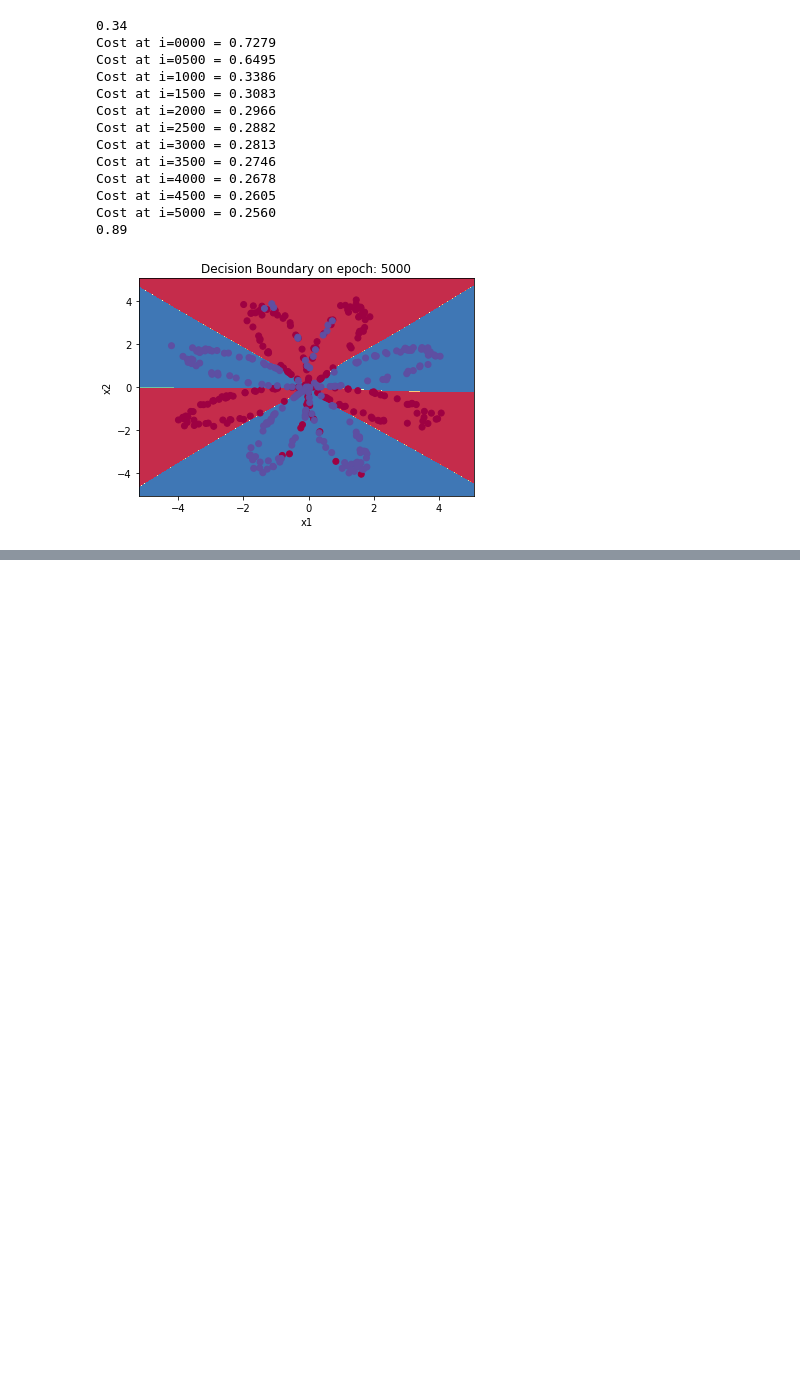
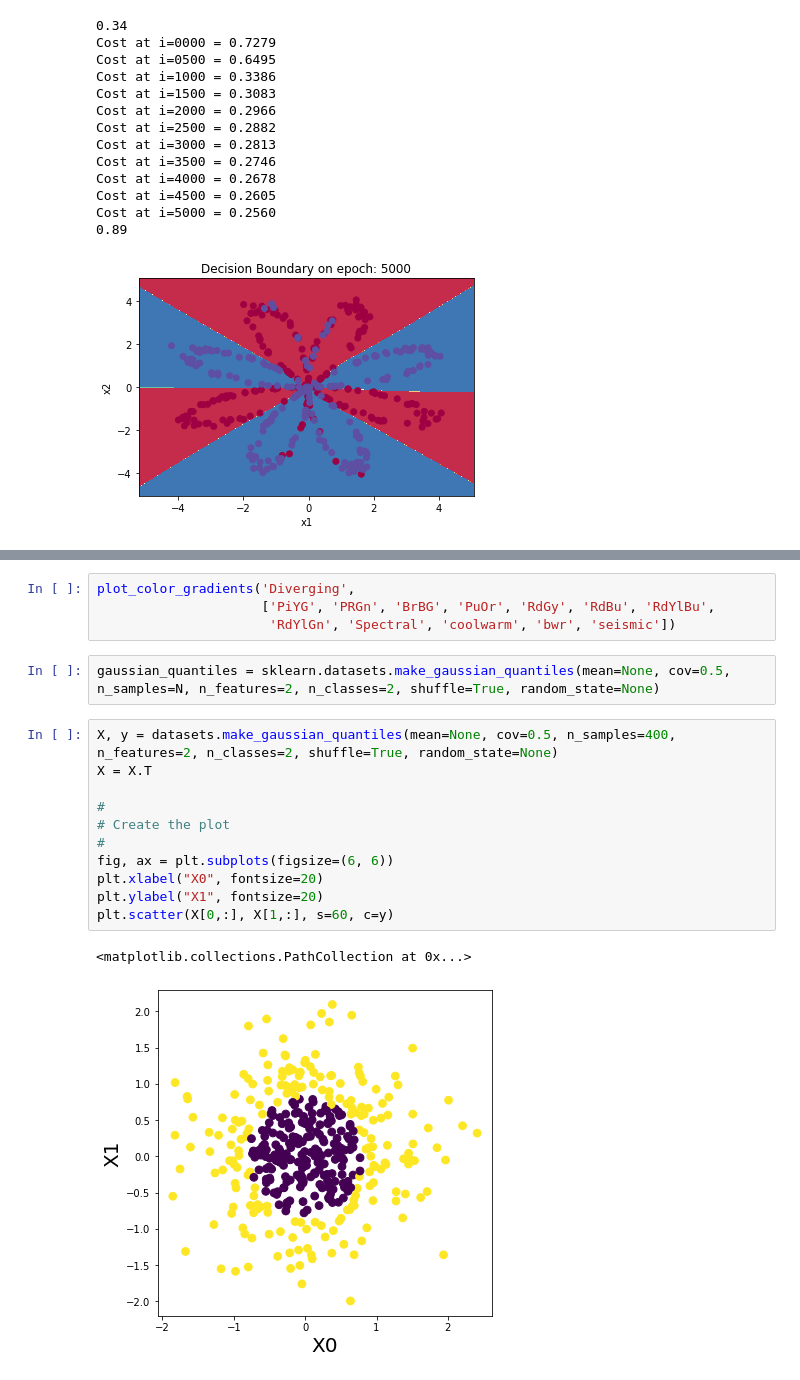
Before and after one commit to Etshhh/DeepNeuralNetworkImplementation, a Jupyter notebook: DNN.ipynb, the cells around one changed output, grey strips where cells are left out. Cells and saved outputs as stored; diff of their text form; blank space fills up the shorter version.

Commit message:
Added gaussian evaluation

```diff
--- a/DNN.ipynb
+++ b/DNN.ipynb
@@ -512,0 +542,20 @@ Cost at i=5000 = 0.0131
+# %%
+plot_color_gradients('Diverging',
+                     ['PiYG', 'PRGn', 'BrBG', 'PuOr', 'RdGy', 'RdBu', 'RdYlBu',
+                      'RdYlGn', 'Spectral', 'coolwarm', 'bwr', 'seismic'])
+# %%
+gaussian_quantiles = sklearn.datasets.make_gaussian_quantiles(mean=None, cov=0.5, n_samples=N, n_features=2, n_classes=2, shuffle=True, random_state=None)
+# %%
+X, y = datasets.make_gaussian_quantiles(mean=None, cov=0.5, n_samples=400, n_features=2, n_classes=2, shuffle=True, random_state=None)
+X = X.T
+
+#
+# Create the plot
+#
+fig, ax = plt.subplots(figsize=(6, 6))
+plt.xlabel("X0", fontsize=20)
+plt.ylabel("X1", fontsize=20)
+plt.scatter(X[0,:], X[1,:], s=60, c=y)
+# %% [output]
+<matplotlib.collections.PathCollection at 0x...>
+[figure, added]
```
Also changed, not shown: parts of 12 cells of this notebook, 46 other files.
